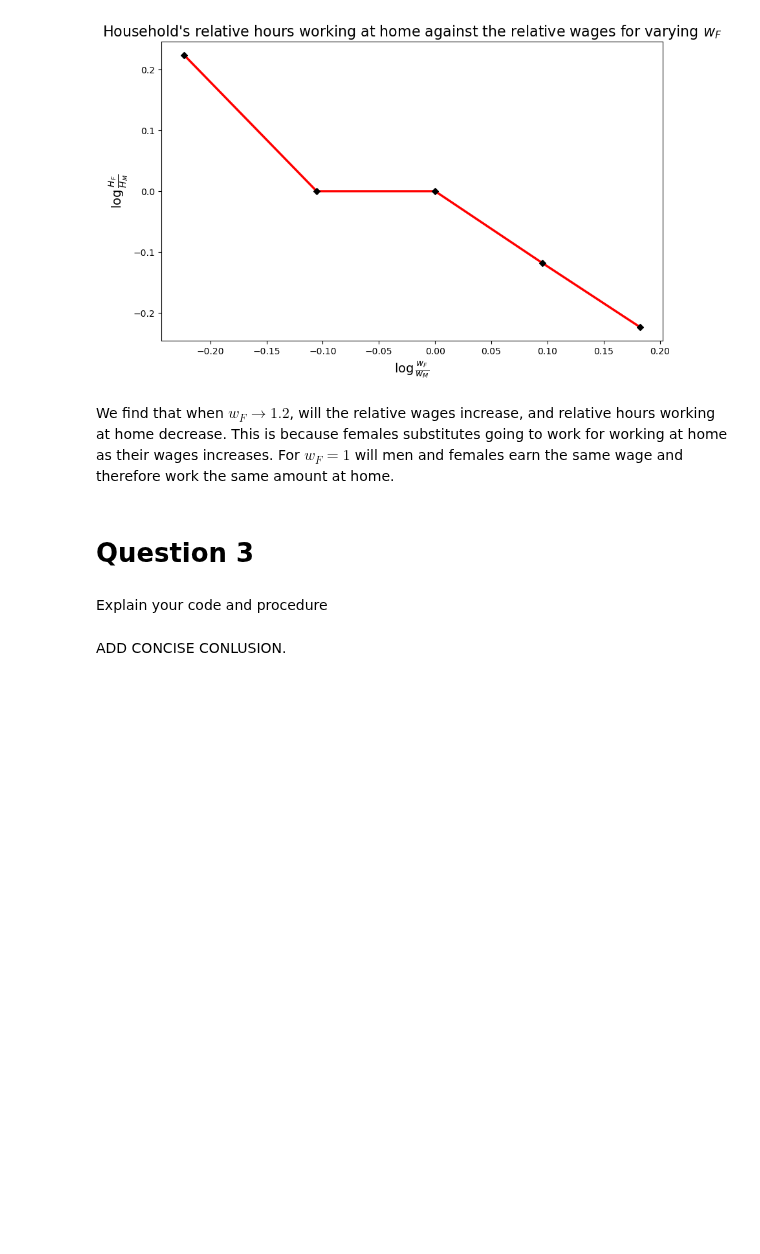
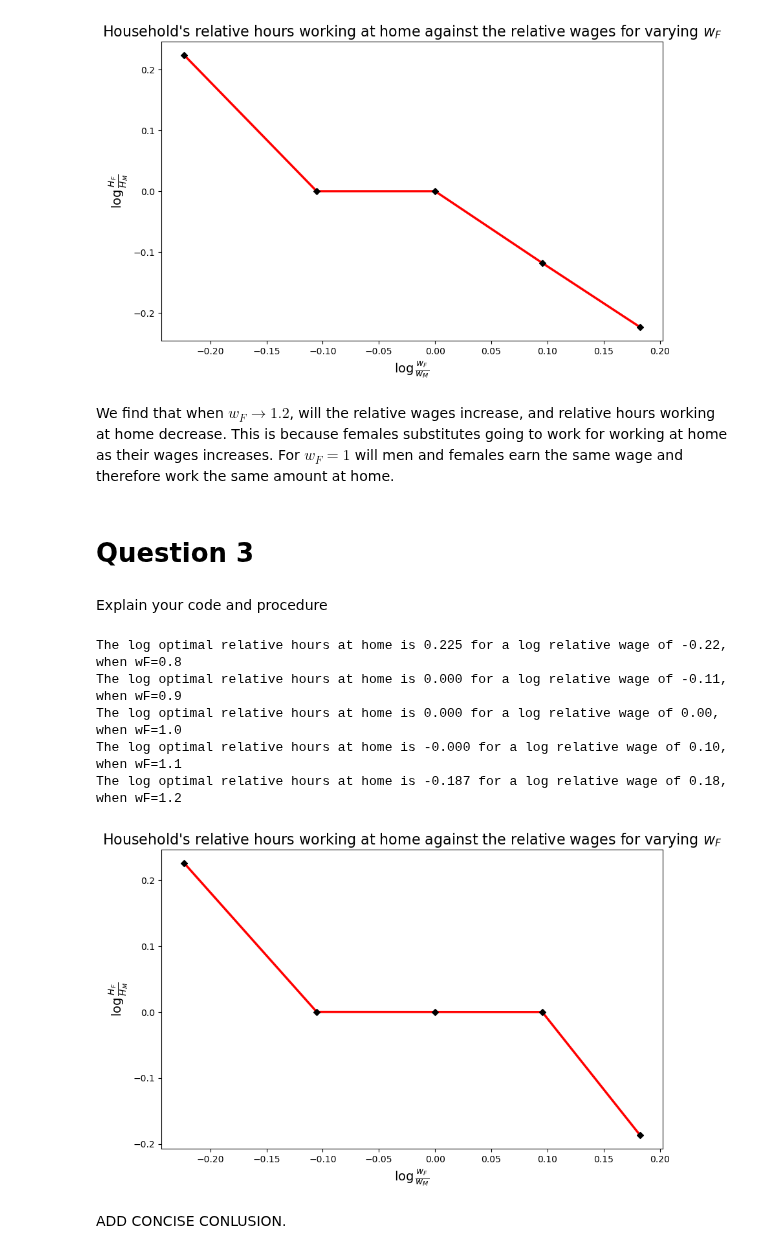
Before and after one commit to NumEconCopenhagen/projects-2023-noobs, a Jupyter notebook: inauguralproject/inauguralproject.ipynb, the cells around one changed output. Saved outputs shown, nothing was run; the diff lists cells and outputs as text; code cells hidden in the pictures; blank space fills up the shorter version.

```diff
--- a/inauguralproject/inauguralproject.ipynb
+++ b/inauguralproject/inauguralproject.ipynb
@@ -150,2 +151,41 @@ Explain your code and procedure
+# %%
+# create a zero dictionary
+q3_dict= []
+
+# discrete model with different values of wM.
+for wage in wF:
+
+    # set new value for wF
+    model.par.wF = wage
+
+    # solve discrete model
+    csol = model.solve()
+
+    # store results
+    store = csol.HF/csol.HM
+    q3_dict = np.append(q3_dict, store)
+
+    # print results before taking log
+    print(rf"The log optimal relative hours at home is {np.log(csol.HF/csol.HM):.3f} for a log relative wage of {np.log(wage):.2f}, when wF={wage}")
+
+
+# create plot
+fig = plt.figure(figsize=(10,6))# figsize is in inches...
+
+# plot the log values
+ax = fig.add_subplot(1, 1, 1)
+ax.scatter(np.log(wF), np.log(q3_dict), color='black', marker='D', s=25, zorder=10)
+ax.plot(np.log(wF), np.log(q3_dict), color='red', lw=2.5) # wM is normalized to 1 and we can thus take the relative wages as wF
+ax.set_xlabel(rf"$\log \frac{{w_F}}{{w_M}}$",fontsize=14)
+ax.set_ylabel(rf"$\log \frac{{H_F}}{{H_M}}$",fontsize=14)
+ax.set_title(rf"Household's relative hours working at home against the relative wages for varying $w_F$",fontsize=16)
+plt.show()
+# %% [output]
+The log optimal relative hours at home is 0.225 for a log relative wage of -0.22, when wF=0.8
+The log optimal relative hours at home is 0.000 for a log relative wage of -0.11, when wF=0.9
+The log optimal relative hours at home is 0.000 for a log relative wage of 0.00, when wF=1.0
+The log optimal relative hours at home is -0.000 for a log relative wage of 0.10, when wF=1.1
+The log optimal relative hours at home is -0.187 for a log relative wage of 0.18, when wF=1.2
+[figure, added]
 # %% [markdown]
 ADD CONCISE CONLUSION.
```
Also changed, not shown: parts of 2 cells of this notebook, 1 other file.
